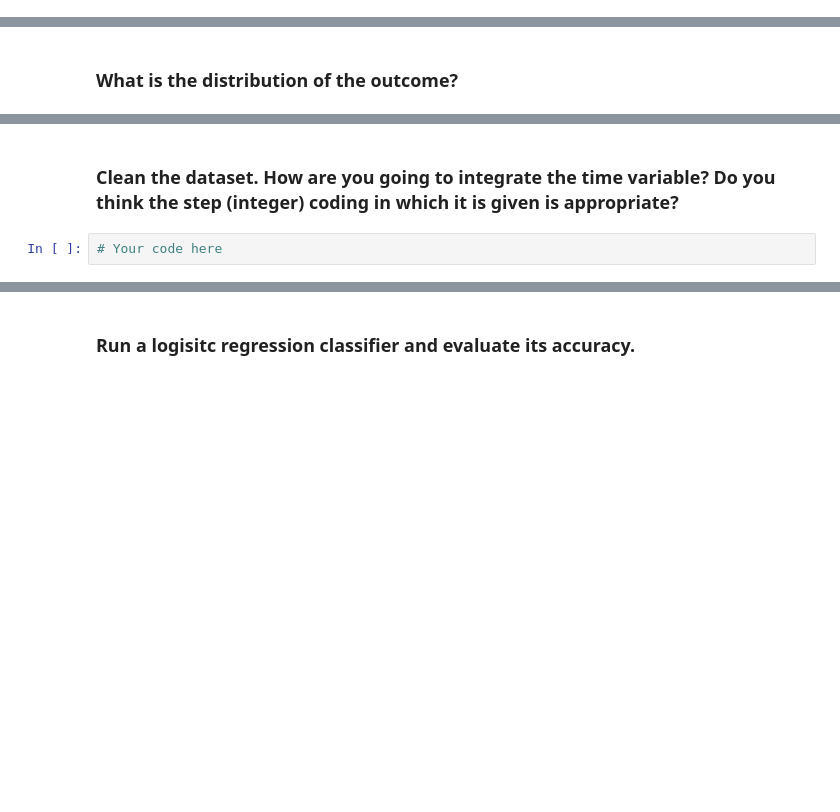
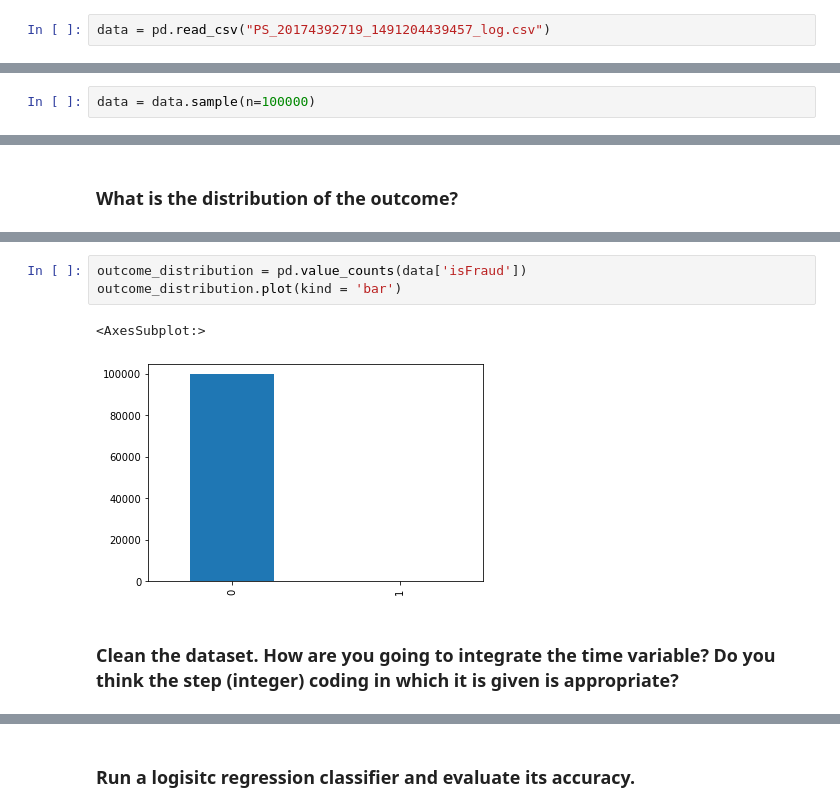
Before and after one commit to ta-data-lis/lab-imbalance, a Jupyter notebook: your-code/lab_imbalance.ipynb, the cells around one changed output, grey strips where cells are left out. Saved outputs shown, nothing was run; the diff lists cells and outputs as text; blank space fills up the shorter version.

```diff
--- a/your-code/lab_imbalance.ipynb
+++ b/your-code/lab_imbalance.ipynb
@@ -13,0 +14,2 @@ Like we disussed in class, when we have noisy data, if we are not careful, we ca
+# %%
+data = pd.read_csv("PS_20174392719_1491204439457_log.csv")
@@ -13,0 +38,2 @@ Like we disussed in class, when we have noisy data, if we are not careful, we ca
+# %%
+data = data.sample(n=100000)
@@ -18,4 +58,8 @@ Like we disussed in class, when we have noisy data, if we are not careful, we ca
+# %%
+outcome_distribution = pd.value_counts(data['isFraud'])
+outcome_distribution.plot(kind = 'bar')
+# %% [output]
+<AxesSubplot:>
+[figure, added]
 # %% [markdown]
 ### Clean the dataset. How are you going to integrate the time variable? Do you think the step (integer) coding in which it is given is appropriate?
-# %%
-# Your code here
```
Also changed, not shown: parts of 49 cells of this notebook.
